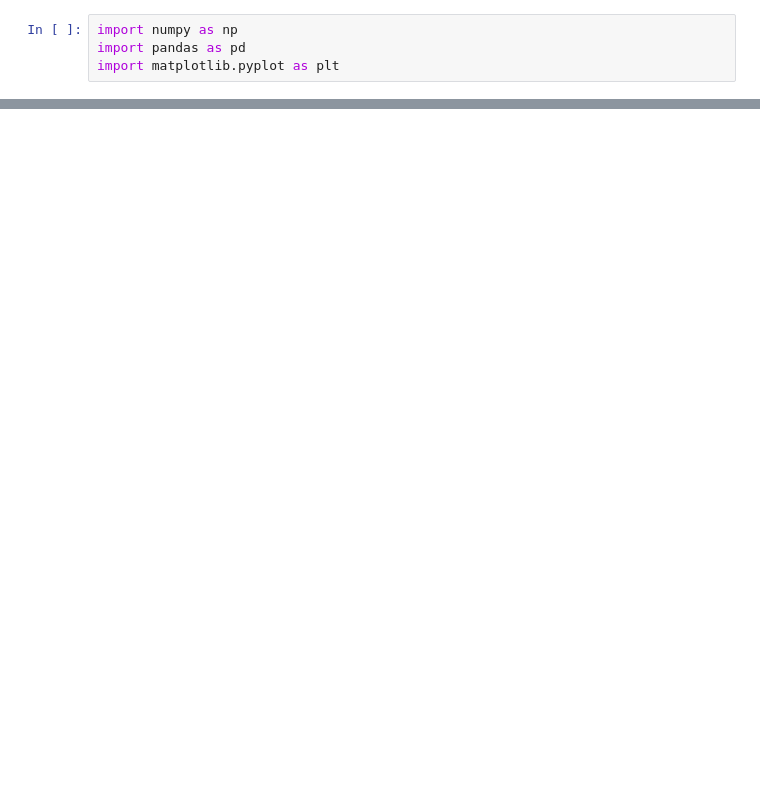
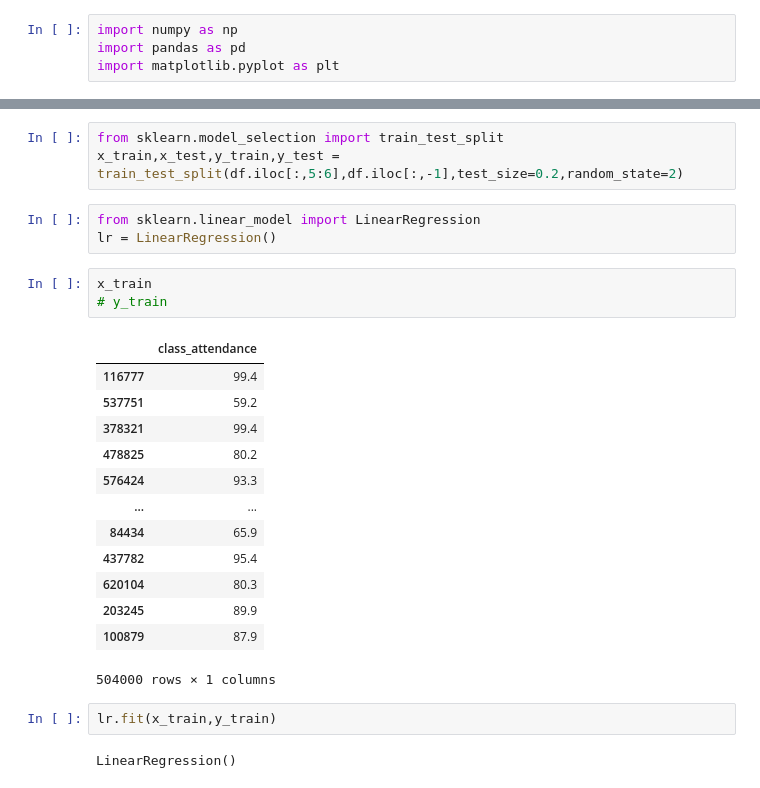
Before and after one commit to code-Rohan18/kaggle_playground-Exam-score-prediction, a Jupyter notebook: analysis/da1.ipynb, the cells around one changed output, grey strips where cells are left out. Drawn from its saved outputs; the diff is of its cells as text; blank space fills up the shorter version.

```diff
--- a/analysis/da1.ipynb
+++ b/analysis/da1.ipynb
@@ -11,0 +45,27 @@ plt.scatter(df['id'],df['exam_score'])
+# %%
+from sklearn.model_selection import train_test_split
+x_train,x_test,y_train,y_test = train_test_split(df.iloc[:,5:6],df.iloc[:,-1],test_size=0.2,random_state=2)
+# %%
+from sklearn.linear_model import LinearRegression
+lr = LinearRegression()
+# %%
+x_train
+# y_train
+# %% [output]
+|  | class_attendance |
+| 116777 | 99.4 |
+| 537751 | 59.2 |
+| 378321 | 99.4 |
+| 478825 | 80.2 |
+| 576424 | 93.3 |
+| ... | ... |
+| 84434 | 65.9 |
+| 437782 | 95.4 |
+| 620104 | 80.3 |
+| 203245 | 89.9 |
+| 100879 | 87.9 |
+504000 rows × 1 columns
+# %%
+lr.fit(x_train,y_train)
+# %% [output]
+LinearRegression()
```
Also changed, not shown: parts of 8 cells of this notebook.
